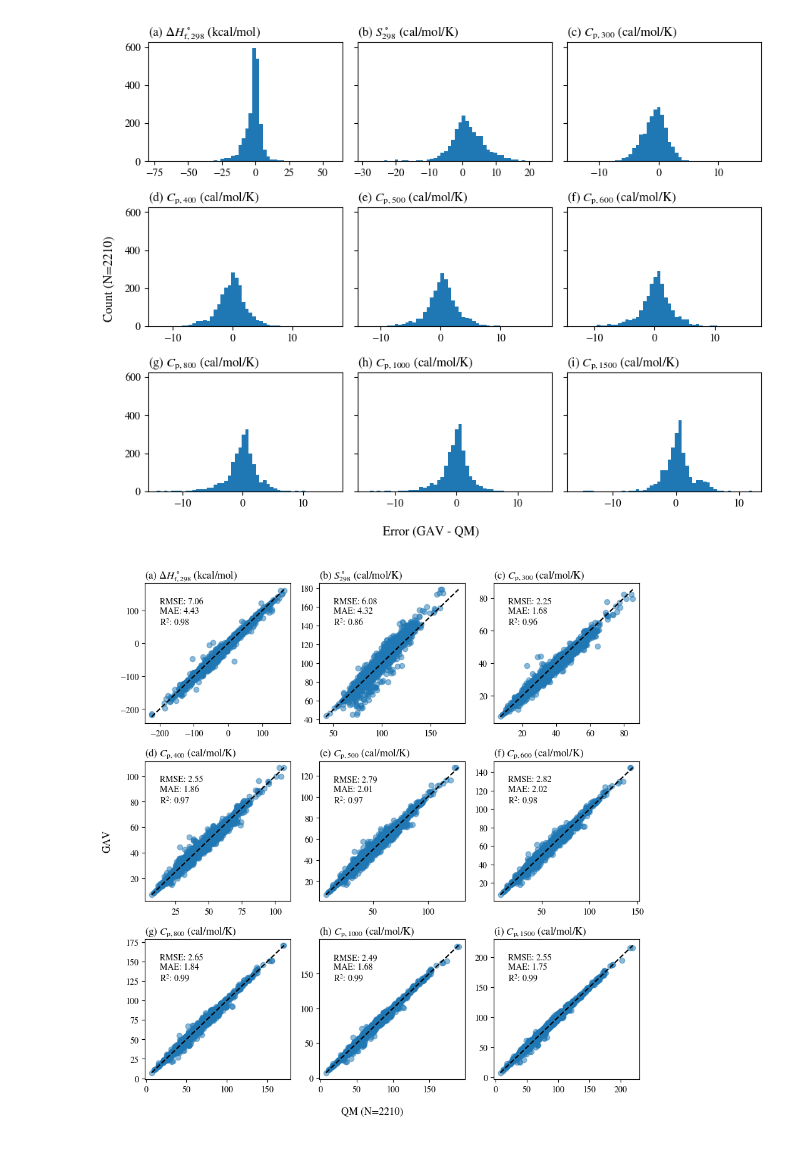
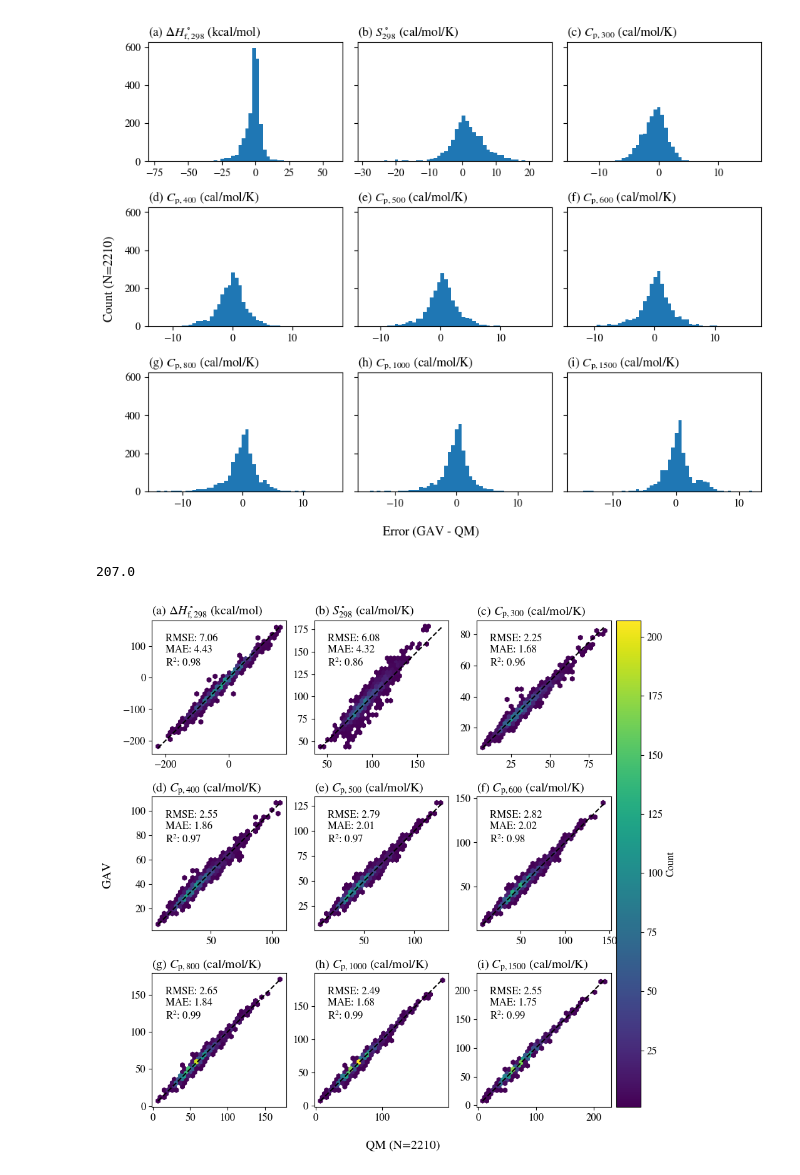
Before and after one commit to hwpang/RadicalTree, a Jupyter notebook: notebooks/2.5_plot_radical_data_vs_GAV_estimation.ipynb, the cells around one changed output. Cells and saved outputs as stored; diff of their text form; code cells hidden in the pictures.

Commit message:
update figures and script

```diff
--- a/notebooks/2.5_plot_radical_data_vs_GAV_estimation.ipynb
+++ b/notebooks/2.5_plot_radical_data_vs_GAV_estimation.ipynb
@@ -10,11 +10,13 @@ import matplotlib.pyplot as plt
 import matplotlib
 matplotlib.rcParams['mathtext.fontset'] = 'stix'
 matplotlib.rcParams['font.family'] = 'STIXGeneral'
+matplotlib.rcParams.update({'font.size': 12})
 
 import pandas as pd
 
 import numpy as np
 from sklearn.metrics import mean_absolute_error, mean_squared_error, r2_score
+import seaborn as sns
 
 from tree.parameters import Ts
 # %% [markdown]
@@ -47,7 +49,11 @@ fig.savefig("../figures/data_radical_gav_error_hist.pdf", bbox_inches="tight")
 # %% [output]
 [figure]
 # %%
-fig, axs = plt.subplots(nrows=3, ncols=3, figsize=(9, 9))
+vmax = 207
+
+vmaxs = []
+
+fig, axs = plt.subplots(nrows=3, ncols=3, figsize=(10, 9))
 ax = axs.flat[0]
 true_ys = radical_data_df["H298 (kcal/mol)"]
 pred_ys = radical_gav_df["H298 (kcal/mol)"]
@@ -56,7 +62,8 @@ max_y = max(true_ys.max(), pred_ys.max())
 rmse = np.sqrt(mean_squared_error(true_ys, pred_ys))
 mae = mean_absolute_error(true_ys, pred_ys)
 r2 = r2_score(true_ys, pred_ys)
-ax.scatter(true_ys, pred_ys, alpha=0.5)
+im = ax.hexbin(true_ys, pred_ys, gridsize=30, mincnt=1, vmax=vmax, vmin=1)
+vmaxs.append(im.get_array().data.max())
 ax.plot([min_y, max_y], [min_y, max_y], "k--")
 ax.text(0.1, 0.9, f"""RMSE: {rmse:.2f}
 MAE: {mae:.2f}
@@ -70,33 +77,41 @@ min_y = min(true_ys.min(), pred_ys.min())
 max_y = max(true_ys.max(), pred_ys.max())
 rmse = np.sqrt(mean_squared_error(true_ys, pred_ys))
 mae = mean_absolute_error(true_ys, pred_ys)
 r2 = r2_score(true_ys, pred_ys)
-ax.scatter(true_ys, pred_ys, alpha=0.5)
+im = ax.hexbin(true_ys, pred_ys, gridsize=30, mincnt=1, vmax=vmax, vmin=1)
+vmaxs.append(im.get_array().data.max())
 ax.plot([min_y, max_y], [min_y, max_y], "k--")
 ax.text(0.1, 0.9, f"""RMSE: {rmse:.2f}
 MAE: {mae:.2f}
 R$^2$: {r2:.2f}""", ha="left", va="top", transform=ax.transAxes)
 ax.set_title("(b) $S^\circ_\mathrm{298}$ (cal/mol/K)", loc="left")
 
 for i, (ax, T) in enumerate(zip(axs.flat[2:], Ts)):
     true_ys = radical_data_df[f"Cp{T} (cal/mol/K)"]
     pred_ys = radical_gav_df[f"Cp{T} (cal/mol/K)"]
     min_y = min(true_ys.min(), pred_ys.min())
     max_y = max(true_ys.max(), pred_ys.max())
     rmse = np.sqrt(mean_squared_error(true_ys, pred_ys))
     mae = mean_absolute_error(true_ys, pred_ys)
     r2 = r2_score(true_ys, pred_ys)
-    ax.scatter(true_ys, pred_ys, alpha=0.5)
+    im = ax.hexbin(true_ys, pred_ys, gridsize=30, mincnt=1, vmax=vmax, vmin=1)
+    vmaxs.append(im.get_array().data.max())
     ax.plot([min_y, max_y], [min_y, max_y], "k--")
     ax.text(0.1, 0.9, f"""RMSE: {rmse:.2f}
 MAE: {mae:.2f}
 R$^2$: {r2:.2f}""", ha="left", va="top", transform=ax.transAxes)
     ax.set_title(f"({string.ascii_letters[2:][i]}) "+"$C_\mathrm{p,{" + str(T) + "}}$ (cal/mol/K)", loc="left")
 
+print(max(vmaxs))
+
 fig.supylabel(f"GAV")
 fig.supxlabel(f"QM (N={len(radical_data_df.index)})")
 
 fig.tight_layout()
+
+cb = fig.colorbar(im, ax=axs.ravel().tolist(), label="Count", pad=0.01)
+
 fig.savefig("../figures/data_radical_gav_qm_parity.pdf", bbox_inches="tight")
 # %% [output]
+207.0
-[figure, old version]
+[figure, new version]
```
Also changed, not shown: 10 other files.
